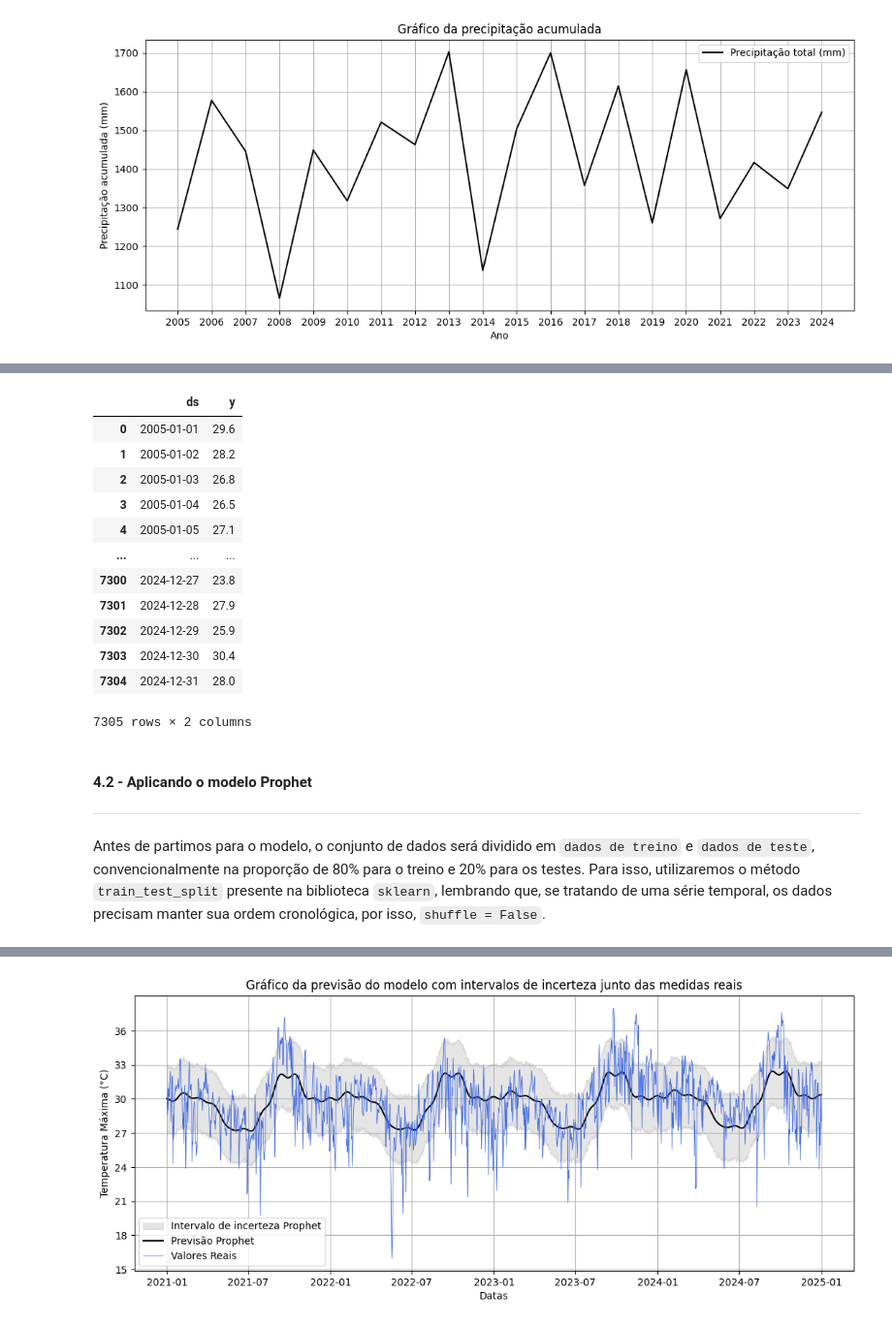
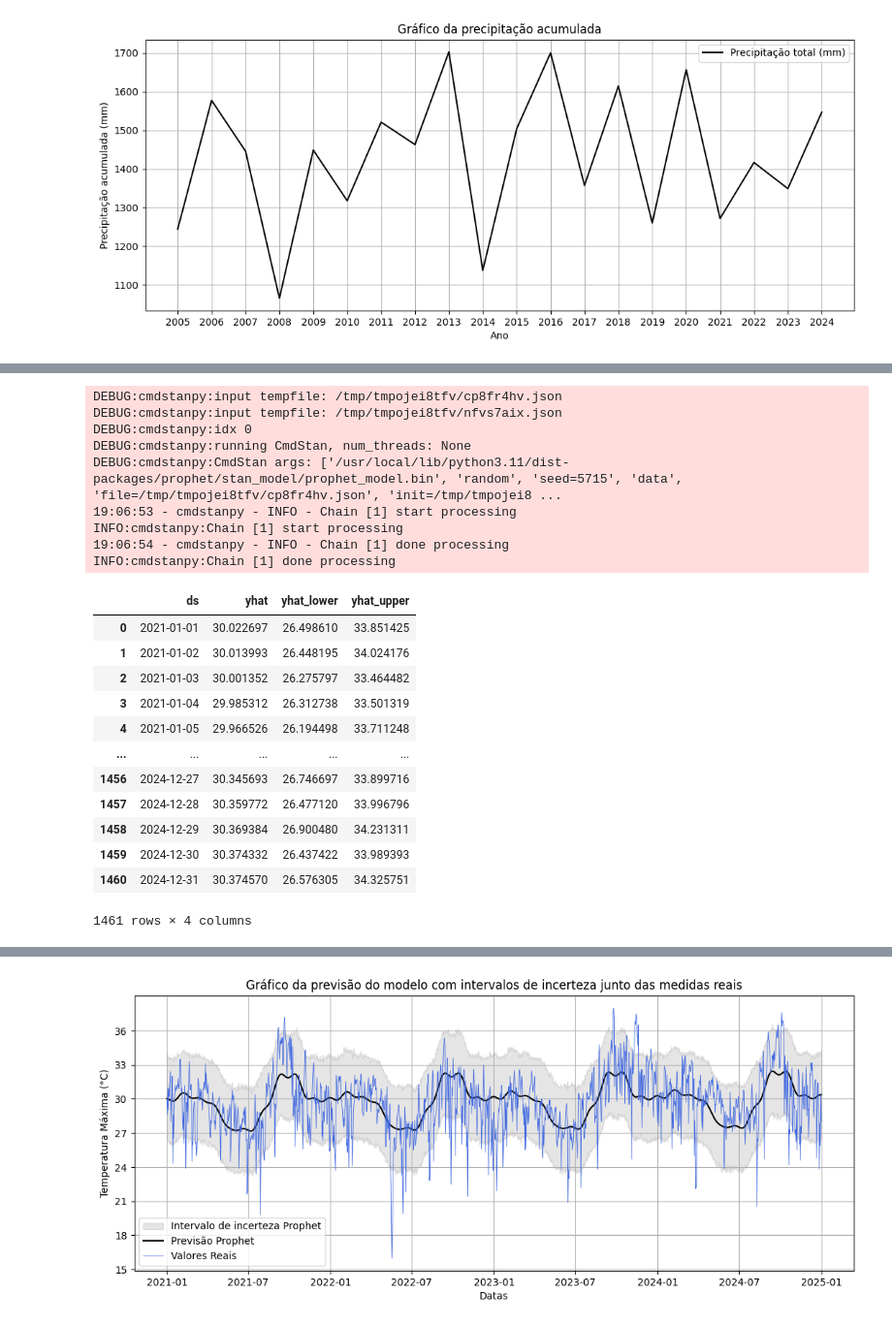
Before and after one commit to paula-belr/series-temporais-temperatura, a Jupyter notebook: atividade_extensionista_II.ipynb, the cells around one changed output, grey strips where cells are left out. Shown at 97% size. Cells and saved outputs as stored; diff of their text form; code cells hidden in the pictures.

```diff
--- a/atividade_extensionista_II.ipynb
+++ b/atividade_extensionista_II.ipynb
@@ -65,10 +68,11 @@ O intervalo dos dados para esta estação é:
 Aqui temos um vislumbre de como são nossos dados, quais variáveis teremos disponíveis para explorar, quais as unidades de medida dos dados, além disso, temos dados faltantes, também chamados de 'missing values', casas decimais separadas por vírgula e uma coluna que não traz nenhum dado.
 # %%
 # Carregamento dos dados
-df_auto = pd.read_csv('/content/drive/MyDrive/ColabNotebooks/dados-atividade-extensionista/estacoes-auto-uberlandia-a507-01-01-2005-31-12-2024/dados_A507_D_2005-01-01_2024-12-31.csv',
-                      sep = ';')
+df_auto = pd.read_csv('/content/drive/MyDrive/ColabNotebooks/dados-atividade-extensionista/estacoes-auto-uberlandia-a507-01-01-2005-31-12-2024/dados_A507_D_2005-01-01_2024-12-31 (1).csv',
+                      sep = ';',
+                      skiprows = 10)
 
-df_auto.head()
+df_auto
 # %% [output]
 |  | Data Medicao | PRECIPITACAO TOTAL, DIARIO (AUT)(mm) | PRESSAO ATMOSFERICA MEDIA DIARIA ... | TEMPERATURA MAXIMA, DIARIA (AUT)(°C) | TEMPERATURA MEDIA, DIARIA (AUT)(°C) | ... |
 | 0 | 2005-01-01 | 5,6 | 916 | 29,6 | 23,3 | ... |
@@ -590,31 +603,55 @@ A biblioteca requer que nossos dados estejam em um fomato específico, com pelo
 # %%
 # Selecionando as colunas
 col_selecionadas = ['Data da Medição', 'Temp. Max (°C)']
 
 # Criando um novo Dataframe
 df = df_auto_inter[col_selecionadas]
 
 # Fazendo a coluna data ser o índice dos nossos dados
 df.set_index(df_auto_inter['Data da Medição'])
 
 # Renomeando as colunas
 df = df.rename(columns={'Data da Medição': 'ds', 'Temp. Max (°C)': 'y'})
-df
+
+# Dividindo dados em treino e teste
+treino, teste = train_test_split(df,
+                                 test_size = 0.2,
+                                 shuffle = False)
+
+# Instanciando o modelo
+modelo = Prophet(daily_seasonality = False,
+                 weekly_seasonality = False,
+                 interval_width = 0.9)
+
+# Treinando o modelo
+modelo.fit(treino)
+
+# Fazendo previsões
+previsao = modelo.predict(teste)
+
+# Apresentando a tabela da previsão do modelo, apresentando a incerteza
+# associada
+previsao[['ds', 'yhat', 'yhat_lower', 'yhat_upper']]
 # %% [output]
+DEBUG:cmdstanpy:input tempfile: /tmp/tmpojei8tfv/cp8fr4hv.json
+DEBUG:cmdstanpy:input tempfile: /tmp/tmpojei8tfv/nfvs7aix.json
+DEBUG:cmdstanpy:idx 0
+DEBUG:cmdstanpy:running CmdStan, num_threads: None
+DEBUG:cmdstanpy:CmdStan args: ['/usr/local/lib/python3.11/dist-packages/prophet/stan_model/prophet_model.bin', 'random', 'seed=5715', 'data', 'file=/tmp/tmpojei8tfv/cp8fr4hv.json', 'init=/tmp/tmpojei8 ...
+19:06:53 - cmdstanpy - INFO - Chain [1] start processing
+INFO:cmdstanpy:Chain [1] start processing
+19:06:54 - cmdstanpy - INFO - Chain [1] done processing
+INFO:cmdstanpy:Chain [1] done processing
-|  | ds | y |
-| 0 | 2005-01-01 | 29.6 |
-| 1 | 2005-01-02 | 28.2 |
-| 2 | 2005-01-03 | 26.8 |
-| 3 | 2005-01-04 | 26.5 |
-| 4 | 2005-01-05 | 27.1 |
-| ... | ... | ... |
-| 7300 | 2024-12-27 | 23.8 |
-| 7301 | 2024-12-28 | 27.9 |
-| 7302 | 2024-12-29 | 25.9 |
-| 7303 | 2024-12-30 | 30.4 |
-| 7304 | 2024-12-31 | 28.0 |
+|  | ds | yhat | yhat_lower | yhat_upper |
+| 0 | 2021-01-01 | 30.022697 | 26.498610 | 33.851425 |
+| 1 | 2021-01-02 | 30.013993 | 26.448195 | 34.024176 |
+| 2 | 2021-01-03 | 30.001352 | 26.275797 | 33.464482 |
+| 3 | 2021-01-04 | 29.985312 | 26.312738 | 33.501319 |
+| 4 | 2021-01-05 | 29.966526 | 26.194498 | 33.711248 |
+| ... | ... | ... | ... | ... |
+| 1456 | 2024-12-27 | 30.345693 | 26.746697 | 33.899716 |
+| 1457 | 2024-12-28 | 30.359772 | 26.477120 | 33.996796 |
+| 1458 | 2024-12-29 | 30.369384 | 26.900480 | 34.231311 |
+| 1459 | 2024-12-30 | 30.374332 | 26.437422 | 33.989393 |
+| 1460 | 2024-12-31 | 30.374570 | 26.576305 | 34.325751 |
-7305 rows × 2 columns
+1461 rows × 4 columns
-# %% [markdown]
-#### 4.2 - Aplicando o modelo Prophet
----
-Antes de partimos para o modelo, o conjunto de dados será dividido em ``dados de treino`` e ``dados de teste``, convencionalmente na proporção de 80% para o treino e 20% para os testes. Para isso, utilizaremos o método ``train_test_split`` presente na biblioteca ``sklearn``, lembrando que, se tratando de uma série temporal, os dados precisam manter sua ordem cronológica, por isso, ``shuffle = False``.
```
Also changed, not shown: parts of 28 cells of this notebook.
